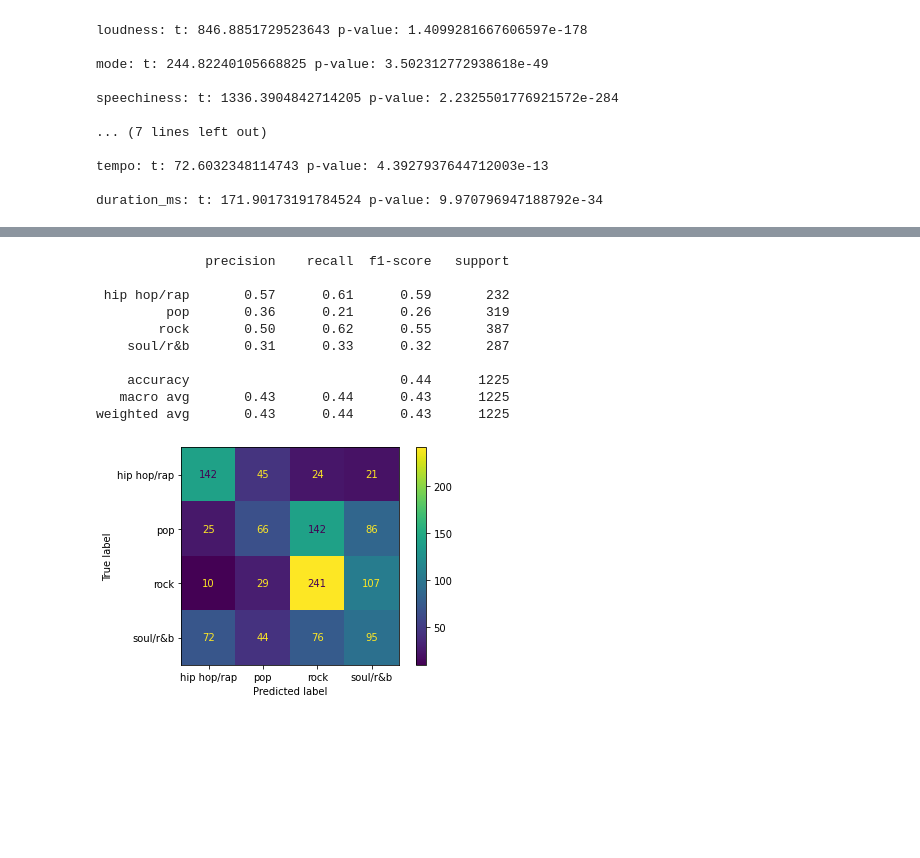
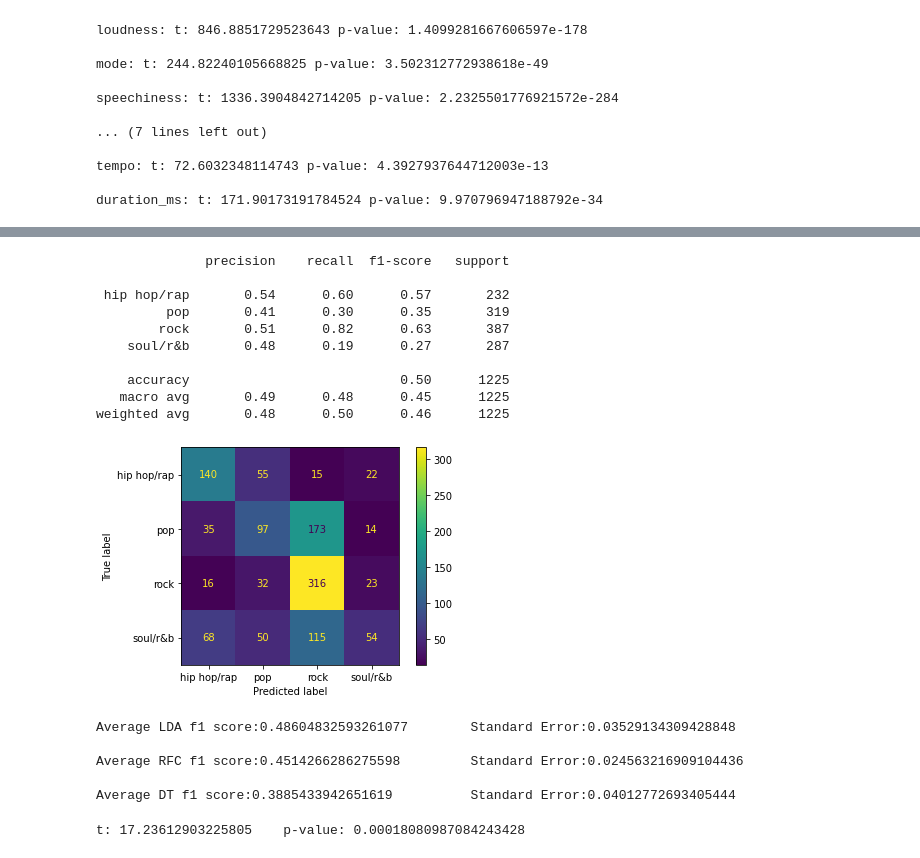
Before and after one commit to aholtz06/CMSC320_Final, a Jupyter notebook: src/Genre_Exploration.ipynb, the cells around one changed output, grey strips where cells are left out. Saved outputs shown, nothing was run; the diff lists cells and outputs as text; code cells hidden in the pictures; blank space fills up the shorter version.

```diff
--- a/src/Genre_Exploration.ipynb
+++ b/src/Genre_Exploration.ipynb
@@ -257,23 +195,26 @@ _ = tree.plot_tree(clf,
 # %%
+from sklearn.ensemble import RandomForestClassifier
+
 X_train, X_test, Y_train, Y_test = train_test_split(X, Y,
                                                     stratify=Y,
                                                     test_size=0.30)
-clf = DecisionTreeClassifier(max_depth=3)
-model = clf.fit(X_train, Y_train)
-Y_pred = clf.predict(X_test)
+
+rfc_clf = RandomForestClassifier(max_depth=3)
+model = rfc_clf.fit(X_train, Y_train)
+Y_pred = rfc_clf.predict(X_test)
 print(metrics.classification_report(Y_test,Y_pred))
 
-plot_confusion_matrix(clf, X_test, Y_test)
+plot_confusion_matrix(rfc_clf, X_test, Y_test)
 plt.show()
 # %% [output]
               precision    recall  f1-score   support
 
- hip hop/rap       0.57      0.61      0.59       232
-         pop       0.36      0.21      0.26       319
-        rock       0.50      0.62      0.55       387
-    soul/r&b       0.31      0.33      0.32       287
+ hip hop/rap       0.54      0.60      0.57       232
+         pop       0.41      0.30      0.35       319
+        rock       0.51      0.82      0.63       387
+    soul/r&b       0.48      0.19      0.27       287
 
-    accuracy                           0.44      1225
-   macro avg       0.43      0.44      0.43      1225
-weighted avg       0.43      0.44      0.43      1225
+    accuracy                           0.50      1225
+   macro avg       0.49      0.48      0.45      1225
+weighted avg       0.48      0.50      0.46      1225
-[figure, old version]
+[figure, new version]
@@ -279,0 +232,15 @@ weighted avg       0.43      0.44      0.43      1225
+# %%
+print(f"Average LDA f1 score:{lda_scores.mean()}\tStandard Error:{lda_scores.std()}\n")
+print(f"Average RFC f1 score:{rfc_scores.mean()} \tStandard Error:{rfc_scores.std()}\n")
+print(f"Average DT f1 score:{dt_scores.mean()}  \tStandard Error:{dt_scores.std()}\n")
+# %% [output]
+Average LDA f1 score:0.48604832593261077        Standard Error:0.03529134309428848
+
+Average RFC f1 score:0.4514266286275598         Standard Error:0.024563216909104436
+
+Average DT f1 score:0.3885433942651619          Standard Error:0.04012772693405444
+# %%
+t, p = scipy.stats.kruskal(lda_scores,rfc_scores,dt_scores)
+print(f"t: {t}\tp-value: {p}")
+# %% [output]
+t: 17.23612903225805    p-value: 0.00018080987084243428
```
Also changed, not shown: parts of 19 cells of this notebook.
